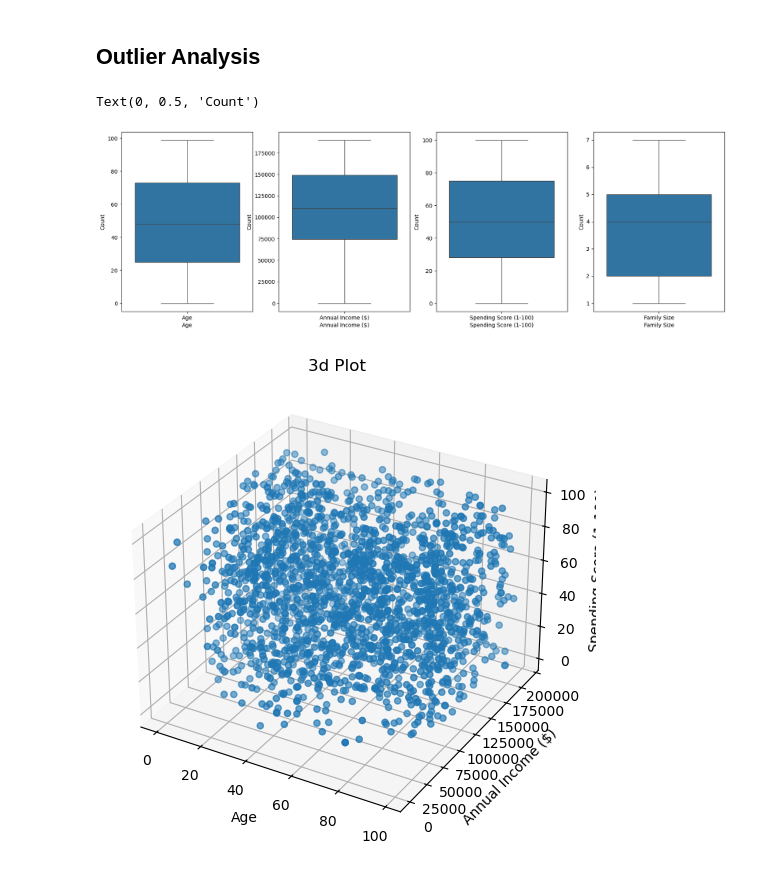
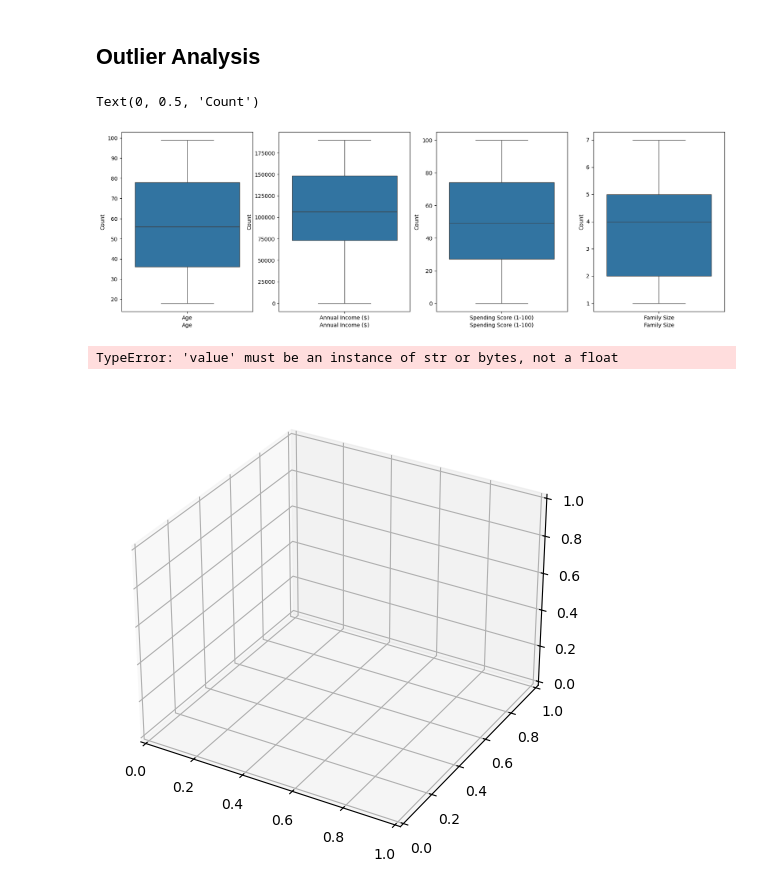
Before and after one commit to Di5on/New_Customer_Analysis, a Jupyter notebook: Customer.ipynb, the cells around one changed output. Drawn from its saved outputs; the diff is of its cells as text; code cells hidden in the pictures.

```diff
--- a/Customer.ipynb
+++ b/Customer.ipynb
@@ -160,0 +176,3 @@ df = df[df['Age'] >= 18]
+# %%
+age_groups=pd.cut(df['Age'], bins=[18, 25, 35, 45, 55, 65, 75, 85, 100], labels=['18-24', '25-34', '35-44', '45-54', '55-64', '65-74', '75-84', '85+'])
+df['Age Group'] = age_groups
@@ -331,24 +371,25 @@ plt.xlabel('Family Size')
 plt.ylabel('Count')
 # %% [output]
 Text(0, 0.5, 'Count')
-[figure, old version]
+[figure, new version]
 # %%
 fig = plt.figure(figsize=(20, 6))
 
 ax= fig.add_subplot(projection="3d")
 
-scatter = ax.scatter(df['Age'],df['Annual Income ($)'], df['Spending Score (1-100)'])
+scatter = ax.scatter(df['Age Group'],df['Annual Income ($)'], df['Spending Score (1-100)'])
 
-ax.set_xlabel('Age')
+ax.set_xlabel('Age Group')
 ax.set_ylabel('Annual Income ($)')
 ax.set_zlabel('Spending Score (1-100)')
 
 
 ax.set_title('3d Plot')
 
 plt.show()
 # %% [output]
+TypeError: 'value' must be an instance of str or bytes, not a float
-[figure, old version]
+[figure, new version]
 # %%
 fig = plt.figure(figsize=(20, 6))
 
```
Also changed, not shown: parts of 24 cells of this notebook, 3 other files.
